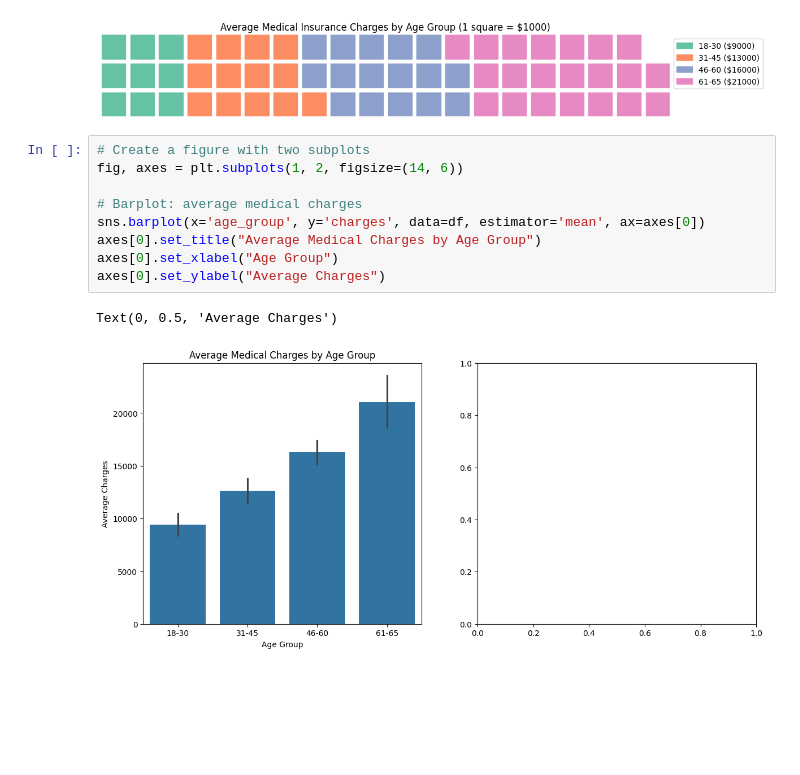
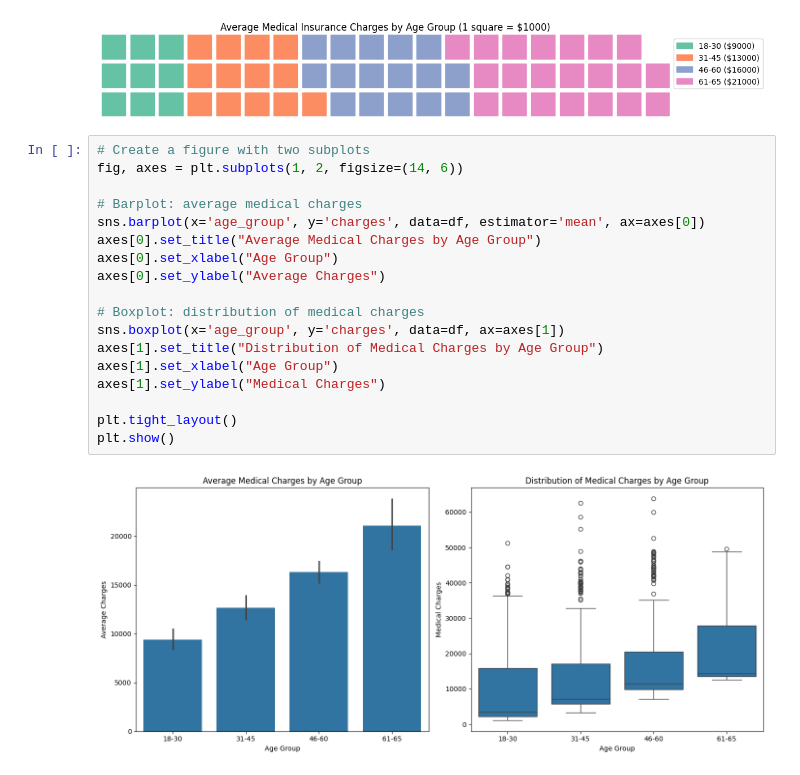
Before and after one commit to teena496/Medical-Insurance-Data-Visualization, a Jupyter notebook: Medical_Cost_Personal.ipynb, the cells around one changed output. Saved outputs shown, nothing was run; the diff lists cells and outputs as text; blank space fills up the shorter version.

Commit message:
Create boxplot distribution of medical charges

```diff
--- a/Medical_Cost_Personal.ipynb
+++ b/Medical_Cost_Personal.ipynb
@@ -437,12 +437,20 @@ The default of observed=False is deprecated and will be changed to True in a fut
 # %%
 # Create a figure with two subplots
 fig, axes = plt.subplots(1, 2, figsize=(14, 6))
 
 # Barplot: average medical charges
 sns.barplot(x='age_group', y='charges', data=df, estimator='mean', ax=axes[0])
 axes[0].set_title("Average Medical Charges by Age Group")
 axes[0].set_xlabel("Age Group")
 axes[0].set_ylabel("Average Charges")
+
+# Boxplot: distribution of medical charges
+sns.boxplot(x='age_group', y='charges', data=df, ax=axes[1])
+axes[1].set_title("Distribution of Medical Charges by Age Group")
+axes[1].set_xlabel("Age Group")
+axes[1].set_ylabel("Medical Charges")
+
+plt.tight_layout()
+plt.show()
 # %% [output]
-Text(0, 0.5, 'Average Charges')
-[figure, old version]
+[figure, new version]
```
